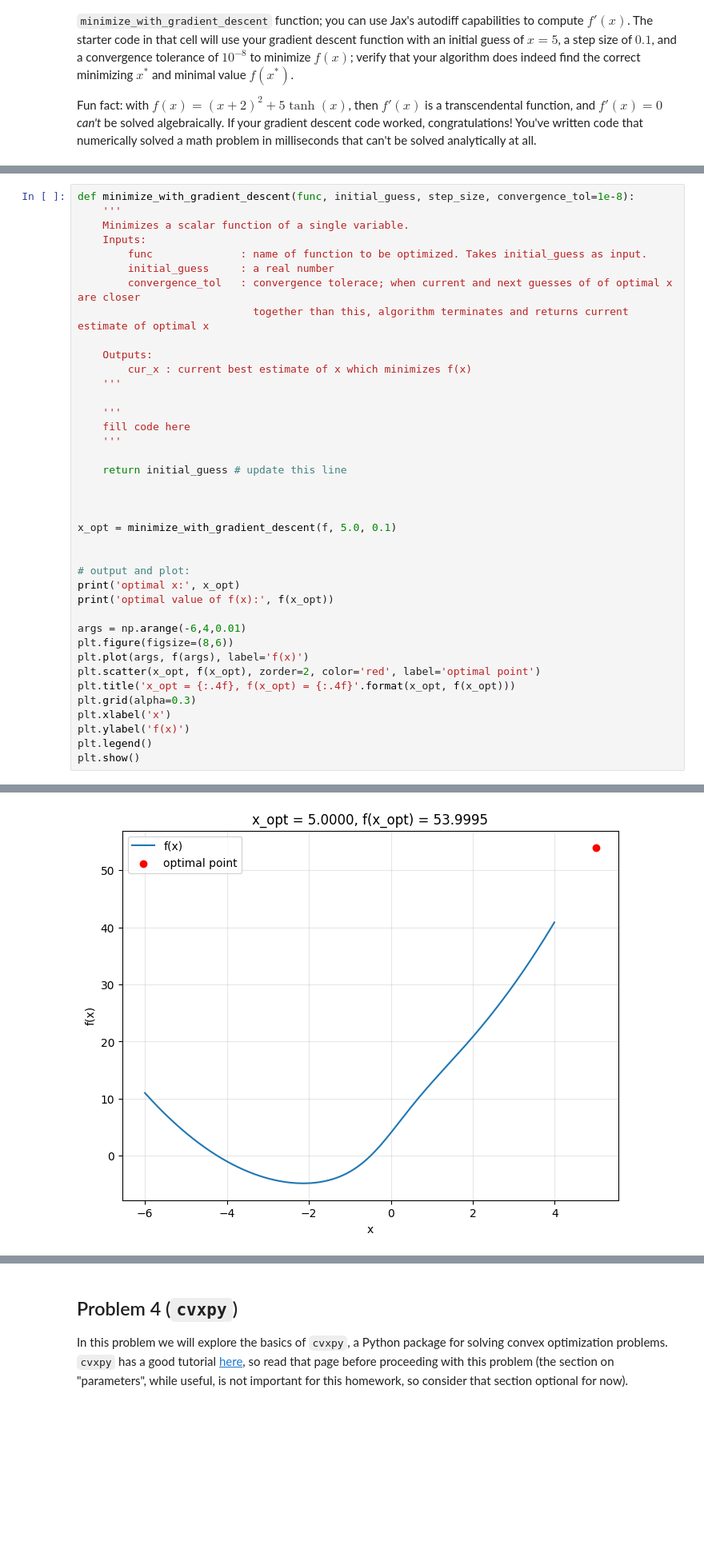
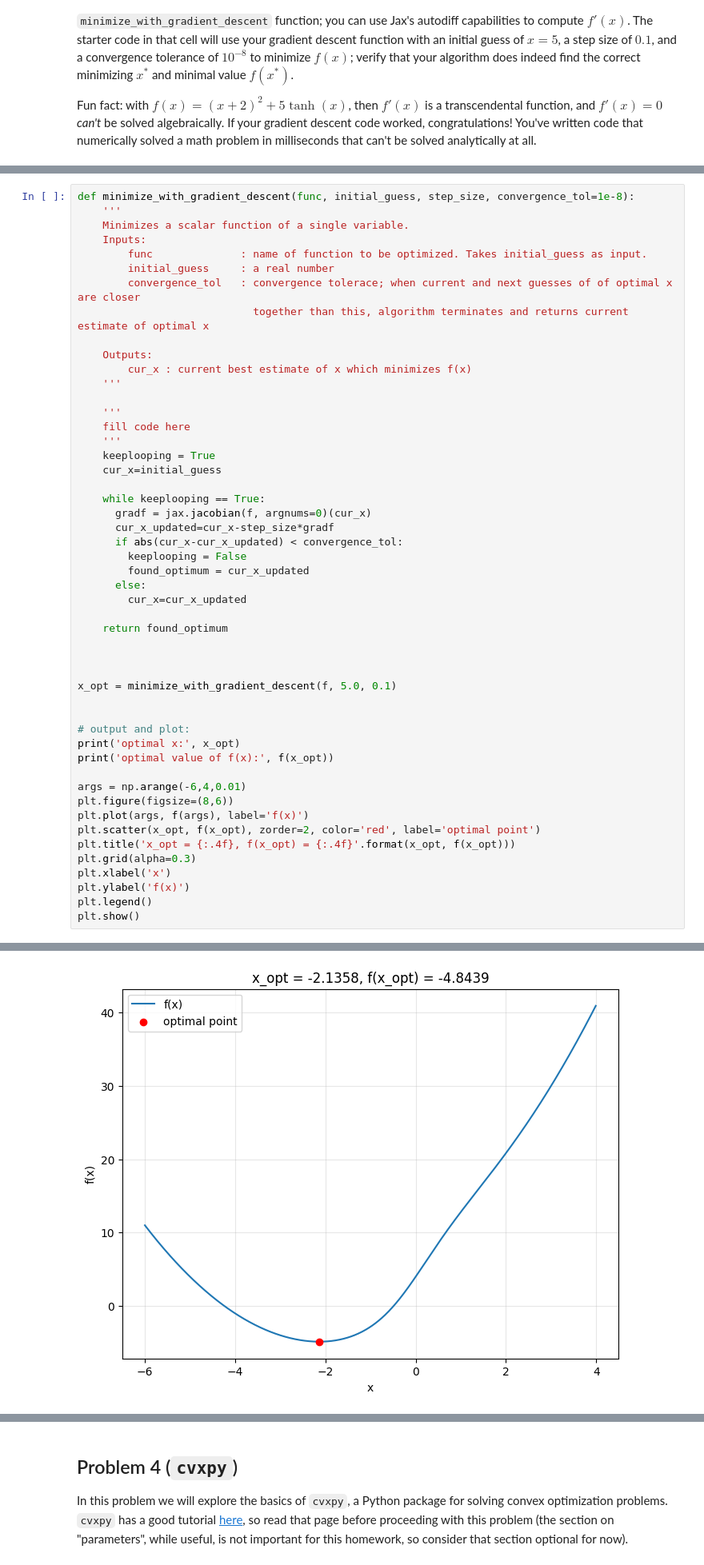
Before and after one commit to barkinsarigol/SwirlRecoveryVane, a Jupyter notebook: homework/hw01.ipynb, the cells around one changed output, grey strips where cells are left out. Shown at 80% size. Saved outputs shown, nothing was run; the diff lists cells and outputs as text; blank space fills up the shorter version.

```diff
--- a/homework/hw01.ipynb
+++ b/homework/hw01.ipynb
@@ -486,8 +486,19 @@ def minimize_with_gradient_descent(func, initial_guess, step_size, convergence_t
     '''
     fill code here
     '''
+    keeplooping = True
+    cur_x=initial_guess
 
-    return initial_guess # update this line
+    while keeplooping == True:
+      gradf = jax.jacobian(f, argnums=0)(cur_x)
+      cur_x_updated=cur_x-step_size*gradf
+      if abs(cur_x-cur_x_updated) < convergence_tol:
+        keeplooping = False
+        found_optimum = cur_x_updated
+      else:
+        cur_x=cur_x_updated
+
+    return found_optimum
 
 
 
@@ -514,4 +525,4 @@ optimal value of f(x): 53.999546
-[figure, old version]
+[figure, new version]
 # %% [markdown]
 ### (b) Applying log-barrier for solving constrained optimization problems
 Now suppose we want to add a _constraint_ to our optimization problem; that is, a restriction on the set of $x$ values we'll consider acceptable. In particular, in this case we'll say that we only want values of $x$ such that, for some specified _constraint function_ $g(x)$, we have $g(x) < 0$; this is called an _inequality constraint_.
```
Also changed, not shown: parts of 3 cells of this notebook.
